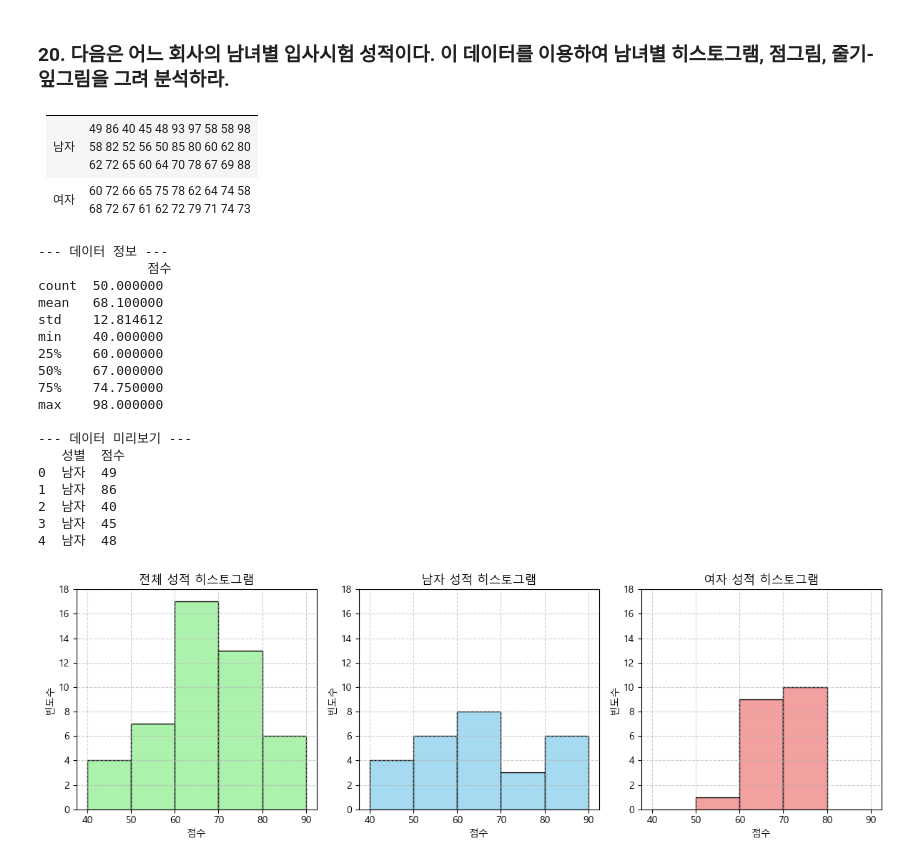
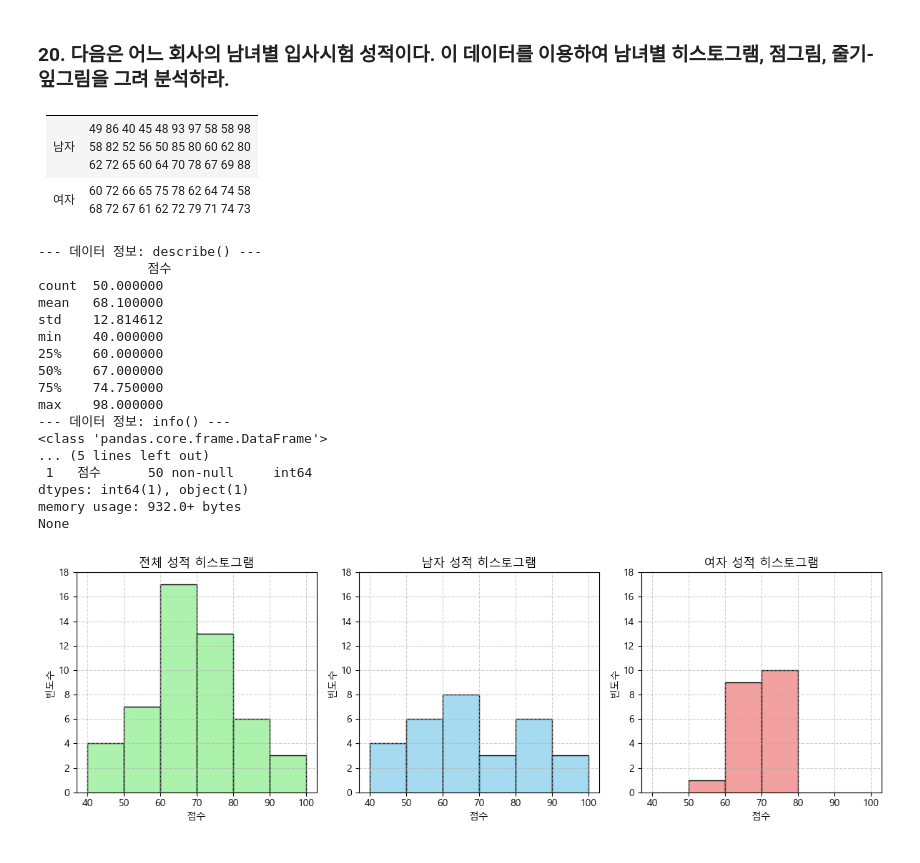
Before and after one commit to barkle2/KNOU, a Jupyter notebook: [3-1]통계학개론/제1장_데이터와_통계학.ipynb, the cells around one changed output. Cells and saved outputs as stored; diff of their text form; code cells hidden in the pictures.

```diff
--- a/[3-1]통계학개론/제1장_데이터와_통계학.ipynb
+++ b/[3-1]통계학개론/제1장_데이터와_통계학.ipynb
@@ -29,12 +29,12 @@ df_male = pd.DataFrame({'성별': '남자', '점수': male_scores})
 df_female = pd.DataFrame({'성별': '여자', '점수': female_scores})
 df = pd.concat([df_male, df_female], ignore_index=True)
 # %%
-print("--- 데이터 정보 ---")
+print("--- 데이터 정보: describe() ---")
 print(df.describe())
-print("\n--- 데이터 미리보기 ---")
-print(df.head())
+print("--- 데이터 정보: info() ---")
+print(df.info())
 # %% [output]
---- 데이터 정보 ---
+--- 데이터 정보: describe() ---
               점수
 count  50.000000
 mean   68.100000
@@ -44,39 +44,37 @@ min    40.000000
 50%    67.000000
 75%    74.750000
 max    98.000000
-
---- 데이터 미리보기 ---
-   성별  점수
-0  남자  49
-1  남자  86
-2  남자  40
-3  남자  45
-4  남자  48
+--- 데이터 정보: info() ---
+<class 'pandas.core.frame.DataFrame'>
+... (5 lines left out)
+ 1   점수      50 non-null     int64
+dtypes: int64(1), object(1)
+memory usage: 932.0+ bytes
+None
 # %%
 # 1. 히스토그램 (Histogram)
 
 # 3개의 서브플롯 생성
 fig, axes = plt.subplots(1, 3, figsize=(12, 4))
 
 # 히스토그램 설정
-df_total = pd.concat([df_male, df_female], ignore_index=True)
-dataframes = [df_total, df_male, df_female]
+dataframes = [df, df_male, df_female]
 titles = ['전체 성적 히스토그램', '남자 성적 히스토그램', '여자 성적 히스토그램']
 colors = ['lightgreen', 'skyblue', 'lightcoral']
-custom_bins = np.arange(40, 100, 10)
+custom_bins = np.arange(40, 110, 10)
 y_min = 0
 y_max = 18
 
 # 히스토그램 그리기
 for i, ax in enumerate(axes):
-    sns.histplot(dataframes[i], x='점수', bins=custom_bins, kde=False, ax=axes[i], color=colors[i])
+    sns.histplot(dataframes[i], x='점수', bins=custom_bins, ax=axes[i], color=colors[i])
     ax.set_title(titles[i])
     ax.set_xlabel('점수')
     ax.set_ylabel('빈도수')
     ax.set_ylim(y_min, y_max)
     ax.grid(True, linestyle='--', alpha=0.6)
 
 plt.tight_layout()
 plt.show()
 # %% [output]
-[figure, old version]
+[figure, new version]
```
Also changed, not shown: parts of 9 cells of this notebook, 2 other files.
